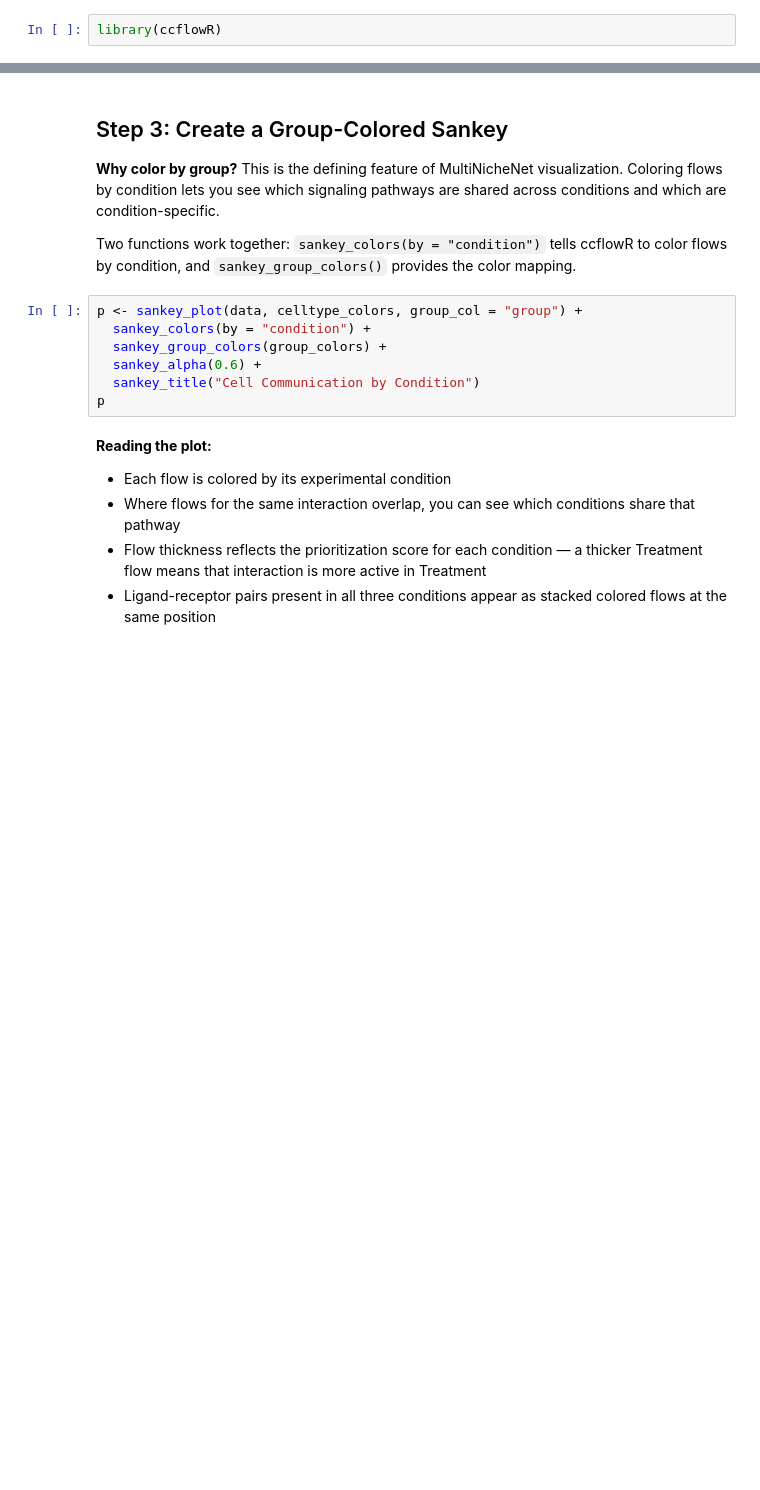
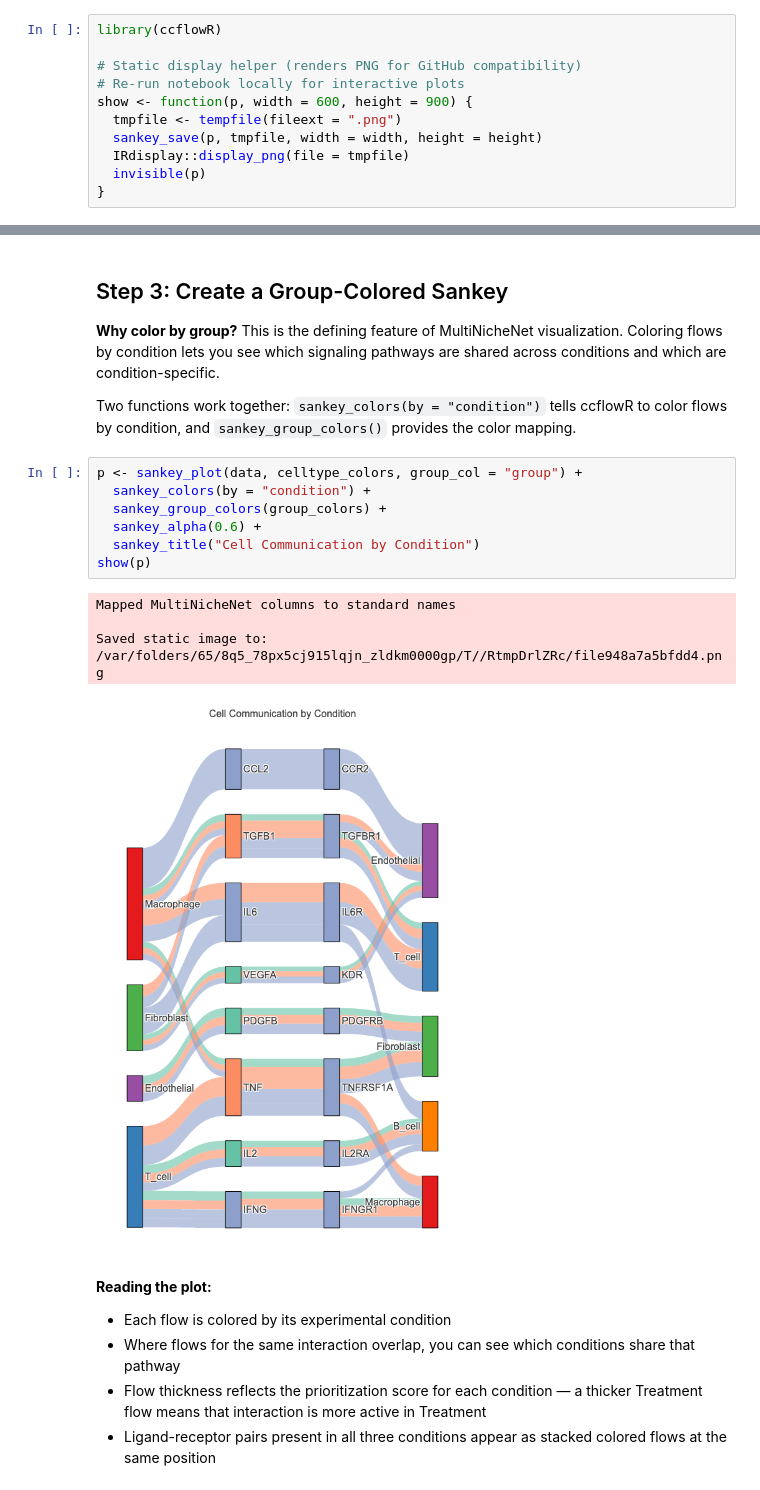
Before and after one commit to settylab/ccflowR, a Jupyter notebook: notebooks/tutorial-contextnet-multinichenet.ipynb, the cells around one changed output, grey strips where cells are left out. Drawn from its saved outputs; the diff is of its cells as text; blank space fills up the shorter version.

```diff
--- a/notebooks/tutorial-contextnet-multinichenet.ipynb
+++ b/notebooks/tutorial-contextnet-multinichenet.ipynb
@@ -54,2 +47,11 @@ ccflowR automatically maps these MultiNicheNet columns to its internal names via
 # %%
 library(ccflowR)
+
+# Static display helper (renders PNG for GitHub compatibility)
+# Re-run notebook locally for interactive plots
+show <- function(p, width = 600, height = 900) {
+  tmpfile <- tempfile(fileext = ".png")
+  sankey_save(p, tmpfile, width = width, height = height)
+  IRdisplay::display_png(file = tmpfile)
+  invisible(p)
+}
@@ -100,10 +140,15 @@ Two functions work together: `sankey_colors(by = "condition")` tells ccflowR to
 # %%
 p <- sankey_plot(data, celltype_colors, group_col = "group") +
   sankey_colors(by = "condition") +
   sankey_group_colors(group_colors) +
   sankey_alpha(0.6) +
   sankey_title("Cell Communication by Condition")
-p
+show(p)
+# %% [output]
+Mapped MultiNicheNet columns to standard names
+
+Saved static image to: /var/folders/65/8q5_78px5cj915lqjn_zldkm0000gp/T//RtmpDrlZRc/file948a7a5bfdd4.png
+[figure, added]
 # %% [markdown]
 **Reading the plot:**
 - Each flow is colored by its experimental condition
```
Also changed, not shown: parts of 18 cells of this notebook, 21 other files.
